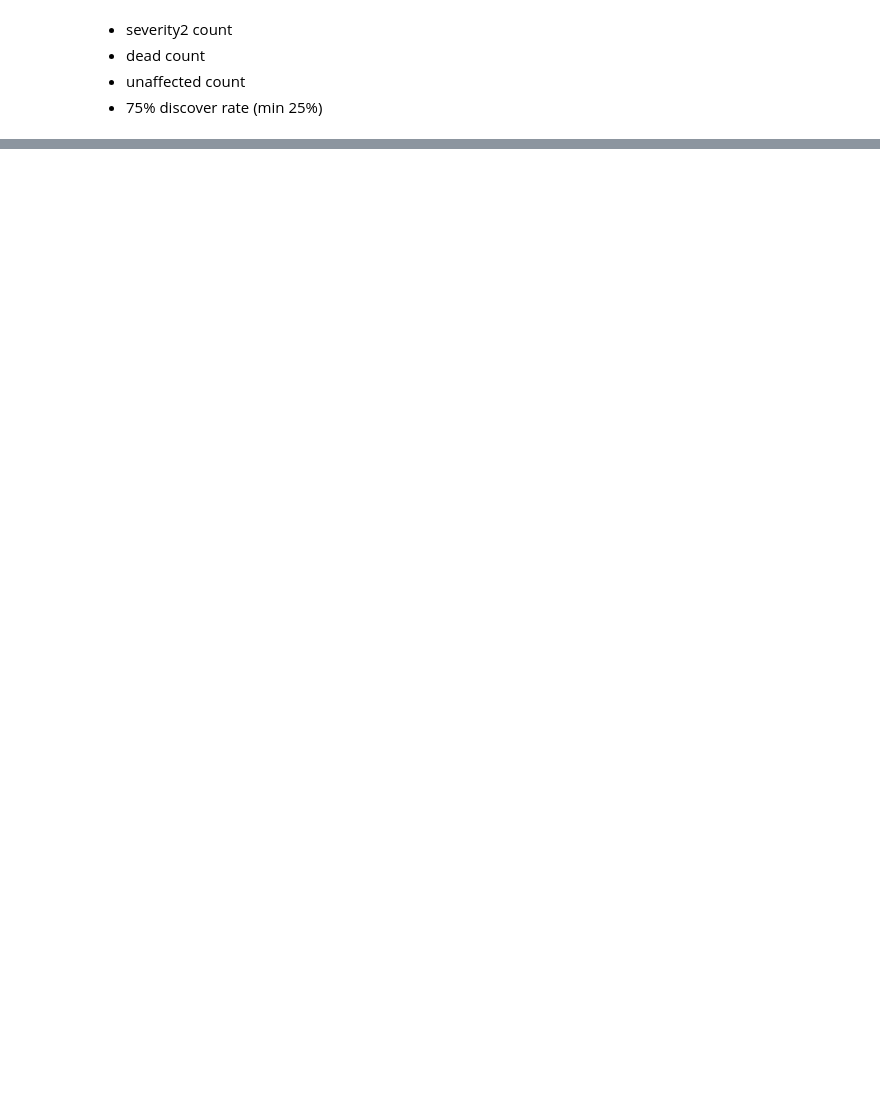
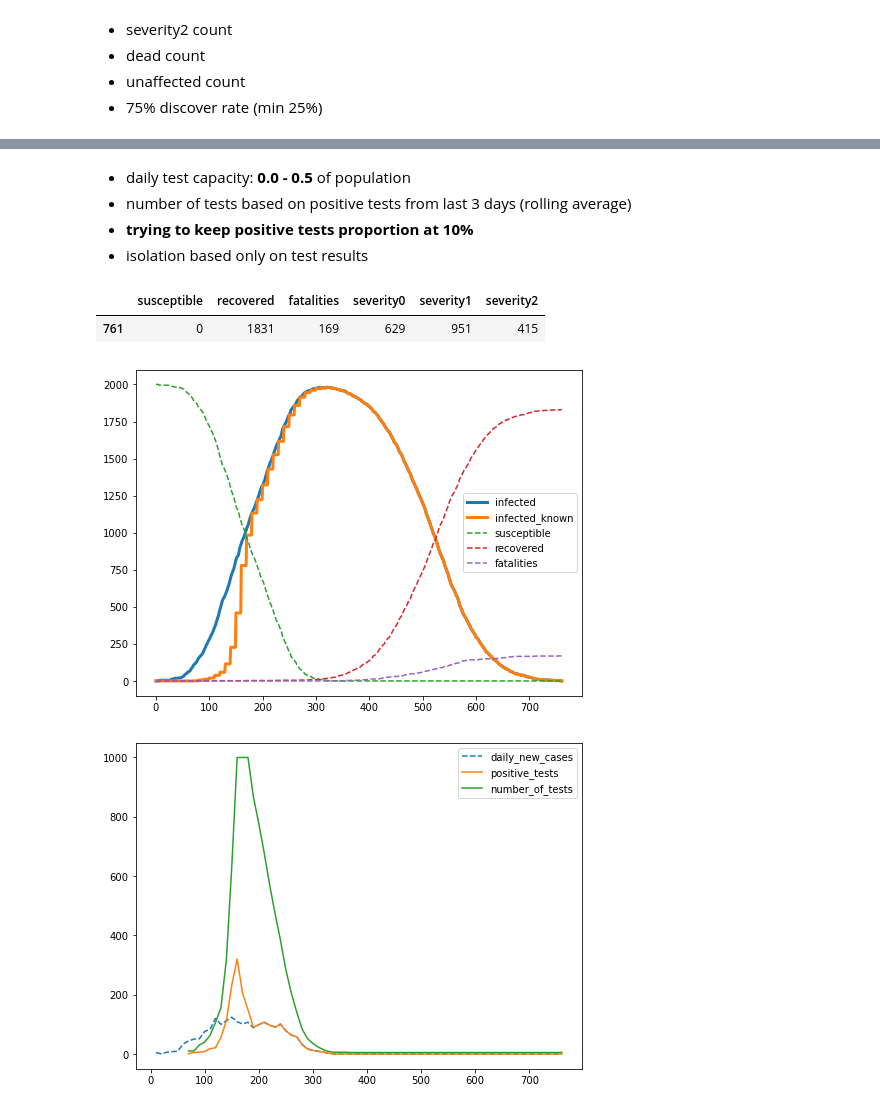
Before and after one commit to kaskadz/python_corona_simulation, a Jupyter notebook: Visualization.ipynb, the cells around one changed output, grey strips where cells are left out. Drawn from its saved outputs; the diff is of its cells as text; code cells hidden in the pictures; blank space fills up the shorter version.

```diff
--- a/Visualization.ipynb
+++ b/Visualization.ipynb
@@ -211,0 +166,12 @@ df.plot(figsize=(16,10))
+# %% [markdown]
+- daily test capacity: **0.0 - 0.5** of population
+- number of tests based on positive tests from last 3 days (rolling average)
+- **trying to keep positive tests proportion at 10%**
+- isolation based only on test results
+# %%
+plot_full_results('1613840532', plot_severity=False, plot_test_percentage=False)
+# %% [output]
+|  | susceptible | recovered | fatalities | severity0 | severity1 | severity2 |
+| 761 | 0 | 1831 | 169 | 629 | 951 | 415 |
+[figure, added]
+[figure, added]
```
Also changed, not shown: parts of 58 cells of this notebook, 29 other files.
